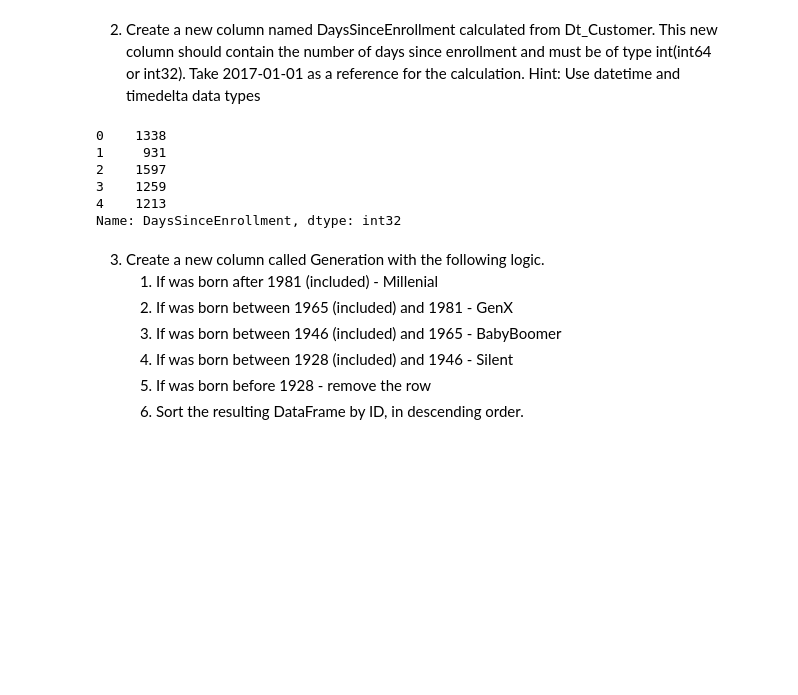
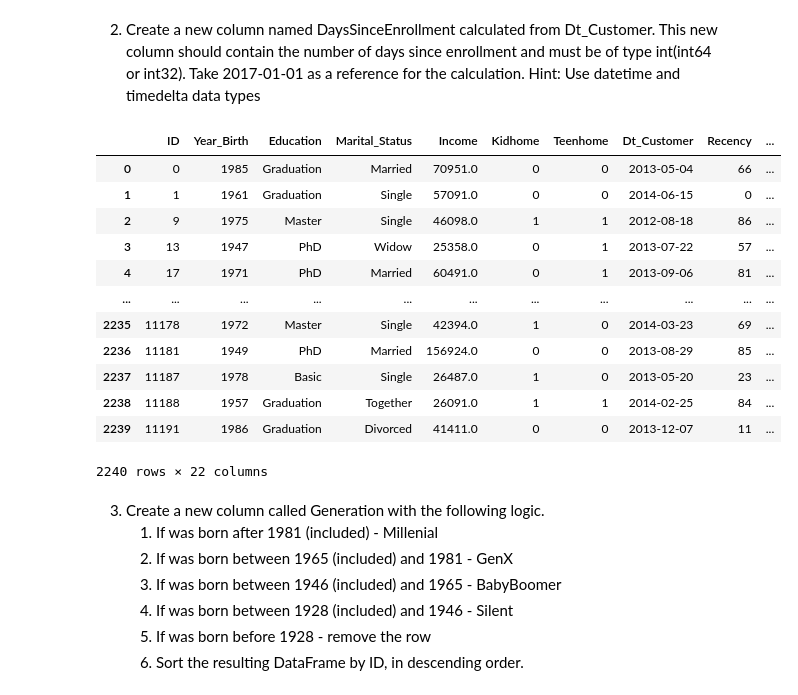
Before and after one commit to cesaralej/pandas_project, a Jupyter notebook: Group3_Assignment2_C1_Part1.ipynb, the cells around one changed output. Saved outputs shown, nothing was run; the diff lists cells and outputs as text; code cells hidden in the pictures; blank space fills up the shorter version.

Commit message:
Chapter 2 data preparation

```diff
--- a/Group3_Assignment2_C1_Part1.ipynb
+++ b/Group3_Assignment2_C1_Part1.ipynb
@@ -76,13 +76,16 @@ Complete the following transformations over the customers.csv dataset.
 
 for education in data['Education'].unique():
     for marital in data['Marital_Status'].unique():
+
         edu_filter = data['Education'] == education
         mar_filter = data['Marital_Status'] == marital
         filtered_df = data[edu_filter & mar_filter]
+
         filtered_mean = filtered_df.Income.mean()
         filtered_nulls = filtered_df.Income.isnull().sum()
+
         if filtered_nulls > 0 and filtered_mean > 0:
-            #filtered_df.Income.fillna(filtered_mean)
+            data.loc[edu_filter & mar_filter, 'Income'] = data.loc[edu_filter & mar_filter, 'Income'].fillna(filtered_mean)
             print(education, marital, filtered_mean, filtered_nulls)
 # %% [output]
 Graduation Married 50765.93224299065 5
@@ -101,14 +110,21 @@ PhD Together 56095.09649122807 3
 2. Create a new column named DaysSinceEnrollment calculated from Dt_Customer. This new column should contain the number of days since enrollment and must be of type int(int64 or int32). Take 2017-01-01 as a reference for the calculation. Hint: Use datetime and timedelta data types
 # %%
 data['DaysSinceEnrollment'] = (pd.to_datetime('2017-01-01', format="%Y-%m-%d") - pd.to_datetime(data['Dt_Customer'], format="%Y-%m-%d")).dt.days.astype('int32')
-data['DaysSinceEnrollment'].head()
+data.sort_values('ID', ascending=True)
 # %% [output]
+|  | ID | Year_Birth | Education | Marital_Status | Income | Kidhome | Teenhome | Dt_Customer | Recency | ... |
+| 0 | 0 | 1985 | Graduation | Married | 70951.0 | 0 | 0 | 2013-05-04 | 66 | ... |
+| 1 | 1 | 1961 | Graduation | Single | 57091.0 | 0 | 0 | 2014-06-15 | 0 | ... |
+| 2 | 9 | 1975 | Master | Single | 46098.0 | 1 | 1 | 2012-08-18 | 86 | ... |
+| 3 | 13 | 1947 | PhD | Widow | 25358.0 | 0 | 1 | 2013-07-22 | 57 | ... |
+| 4 | 17 | 1971 | PhD | Married | 60491.0 | 0 | 1 | 2013-09-06 | 81 | ... |
+| ... | ... | ... | ... | ... | ... | ... | ... | ... | ... | ... |
+| 2235 | 11178 | 1972 | Master | Single | 42394.0 | 1 | 0 | 2014-03-23 | 69 | ... |
+| 2236 | 11181 | 1949 | PhD | Married | 156924.0 | 0 | 0 | 2013-08-29 | 85 | ... |
+| 2237 | 11187 | 1978 | Basic | Single | 26487.0 | 1 | 0 | 2013-05-20 | 23 | ... |
+| 2238 | 11188 | 1957 | Graduation | Together | 26091.0 | 1 | 1 | 2014-02-25 | 84 | ... |
+| 2239 | 11191 | 1986 | Graduation | Divorced | 41411.0 | 0 | 0 | 2013-12-07 | 11 | ... |
-0    1338
-1     931
-2    1597
-3    1259
-4    1213
-Name: DaysSinceEnrollment, dtype: int32
+2240 rows × 22 columns
 # %% [markdown]
 3. Create a new column called Generation with the following logic.
     1. If was born after 1981 (included) - Millenial
```
Also changed, not shown: parts of 3 cells of this notebook, 3 other files.
